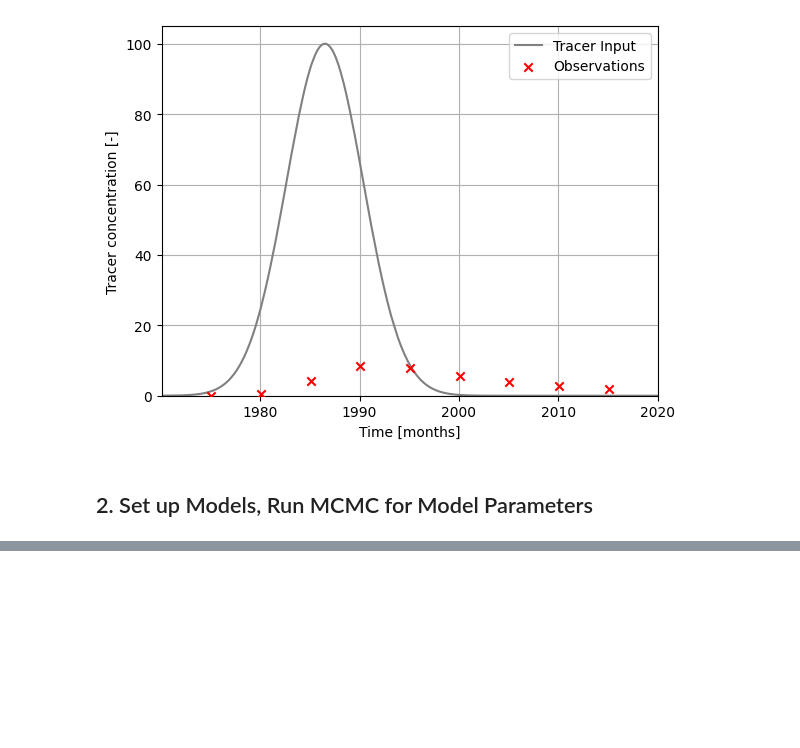
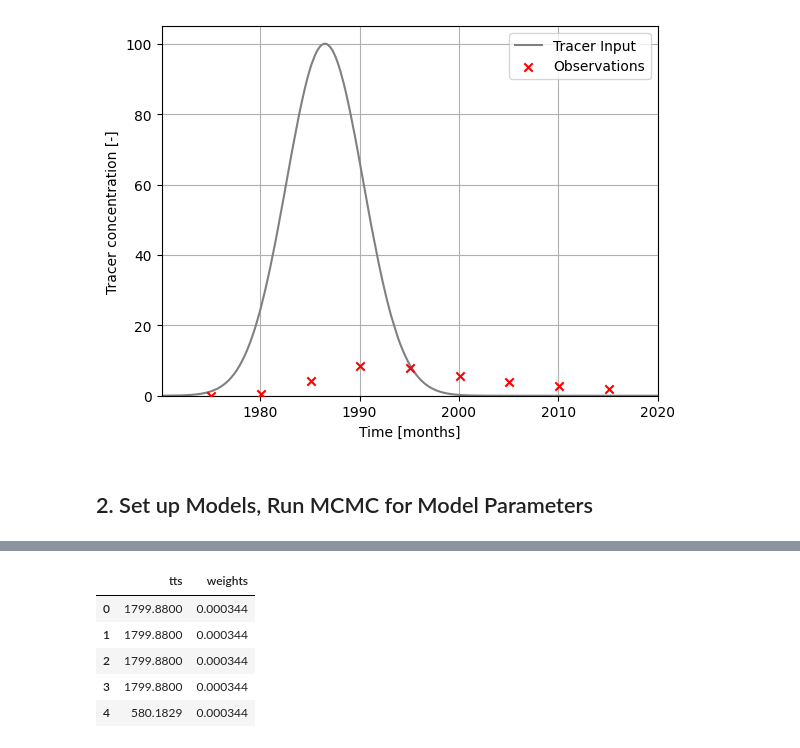
Before and after one commit to iGW-TU-Dresden/PyTracerLab, a Jupyter notebook: docs/examples/example_11.ipynb, the cells around one changed output, grey strips where cells are left out. Saved outputs shown, nothing was run; the diff lists cells and outputs as text; code cells hidden in the pictures; blank space fills up the shorter version.

```diff
--- a/docs/examples/example_11.ipynb
+++ b/docs/examples/example_11.ipynb
@@ -195,0 +203,11 @@ plt.show()
+# %%
+# load modflow travel times from csv
+tts_mf = pd.read_csv("tts_weights_modflow.csv", index_col=None)
+tts_mf.head()
+# %% [output]
+|  | tts | weights |
+| 0 | 1799.8800 | 0.000344 |
+| 1 | 1799.8800 | 0.000344 |
+| 2 | 1799.8800 | 0.000344 |
+| 3 | 1799.8800 | 0.000344 |
+| 4 | 580.1829 | 0.000344 |
```
Also changed, not shown: parts of 9 cells of this notebook, 5 other files.
